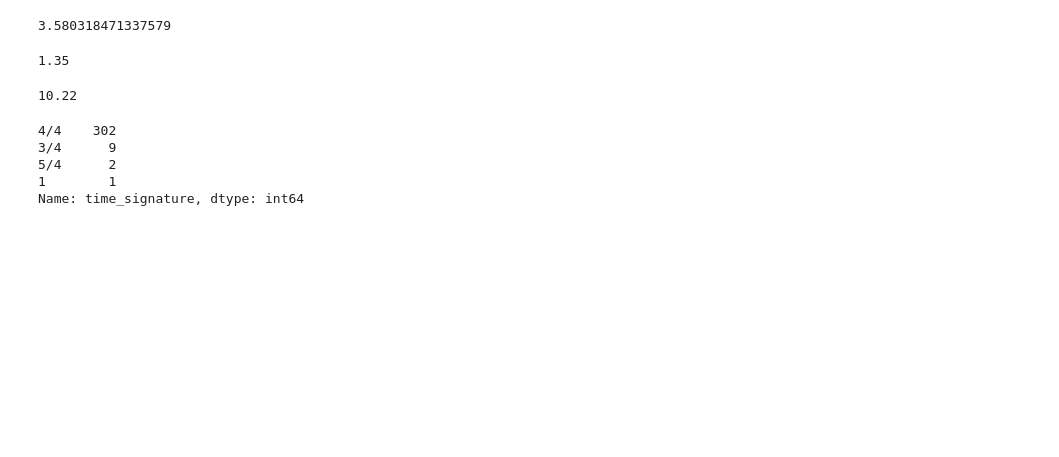
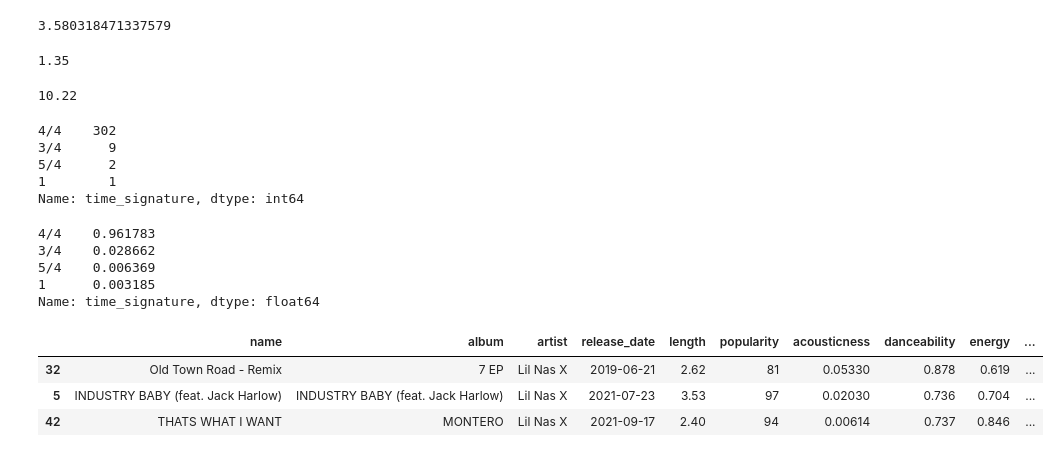
Before and after one commit to tomleewise/capstone, a Jupyter notebook: capstone_ver2.ipynb, the cells around one changed output. Drawn from its saved outputs; the diff is of its cells as text; code cells hidden in the pictures; blank space fills up the shorter version.

```diff
--- a/capstone_ver2.ipynb
+++ b/capstone_ver2.ipynb
@@ -790,3 +790,21 @@ master['time_signature'].value_counts()
 5/4      2
 1        1
 Name: time_signature, dtype: int64
+# %%
+master['time_signature'].value_counts(normalize = True)
+# %% [output]
+4/4    0.961783
+3/4    0.028662
+5/4    0.006369
+1      0.003185
+Name: time_signature, dtype: float64
+# %%
+#Get the features info for Old Town Road, the number one single of all time
+lilnasx = master.loc[master['artist'] == 'Lil Nas X']
+# %%
+lilnasx
+# %% [output]
+|  | name | album | artist | release_date | length | popularity | acousticness | danceability | energy | ... |
+| 32 | Old Town Road - Remix | 7 EP | Lil Nas X | 2019-06-21 | 2.62 | 81 | 0.05330 | 0.878 | 0.619 | ... |
+| 5 | INDUSTRY BABY (feat. Jack Harlow) | INDUSTRY BABY (feat. Jack Harlow) | Lil Nas X | 2021-07-23 | 3.53 | 97 | 0.02030 | 0.736 | 0.704 | ... |
+| 42 | THATS WHAT I WANT | MONTERO | Lil Nas X | 2021-09-17 | 2.40 | 94 | 0.00614 | 0.737 | 0.846 | ... |
```
Also changed, not shown: 2 other files.
